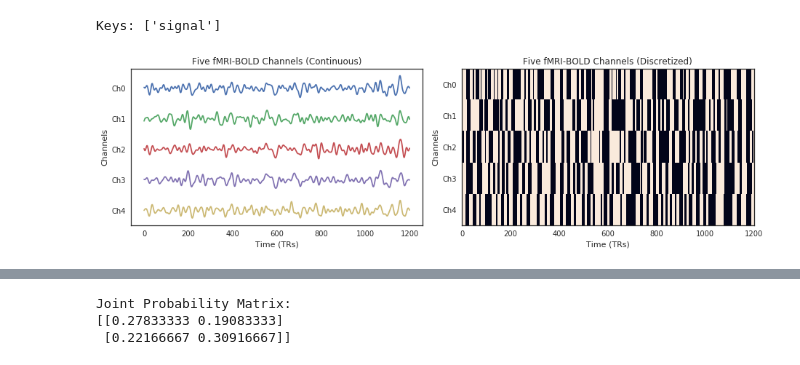
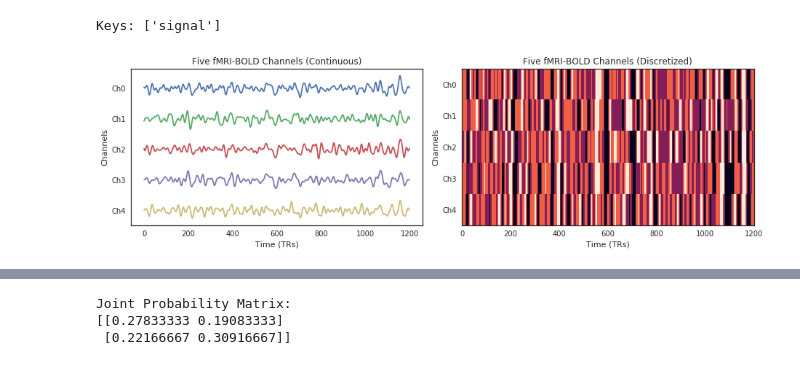
Before and after one commit to thosvarley/info-theory-group, a Jupyter notebook: Meeting1_9_4_2020.ipynb, the cells around one changed output, grey strips where cells are left out. Drawn from its saved outputs; the diff is of its cells as text; code cells hidden in the pictures.

```diff
--- a/Meeting1_9_4_2020.ipynb
+++ b/Meeting1_9_4_2020.ipynb
@@ -194,36 +194,36 @@ bold = zscore(data["signal"], axis=1) #Z-scored for data-hygiene reasons.
 plt.figure(figsize=(13,4))
 plt.subplot(1,2,1)
 for i in range(5):
     plt.plot(bold[i]-(10*i))
 plt.xlabel("Time (TRs)")
 plt.ylabel("Channels")
 plt.yticks([0,-10,-20,-30,-40], ["Ch0", "Ch1", "Ch2", "Ch3", "Ch4"])
 plt.title("Five fMRI-BOLD Channels (Continuous)")
 
 #We can binzarize this data by putting every value X(t) > 0 to 1 and every value X(t) < 0 to 0.
 #Recall that, for each time-series, we have forced the mean to be 0. Note that this makes assumptions about
 #stationarity that may not be appropraite if we actually cared about what the data really was.
 
 discrete = deepcopy(bold) #This is a handy utility function, for Python-people whow haven't seen it before.
 discrete[discrete > 0] = 1 #Numpy indexing at work.
 discrete[discrete < 0] = 0
 discrete = discrete.astype("int16") #Use small integers if you can get away with it. Easier on RAM.
 
 #Uncomment below to try a different discretezation schema - in this case, instead of binary, it does
 #4 states, based on +/- 0 and then +/- 1 standard deviation.
-"""
+
 discrete = deepcopy(bold)
 discrete = np.digitize(discrete, [-np.inf,-1, 0, 1,np.inf]) - 1
-"""
+
 plt.subplot(1,2,2)
 plt.imshow(discrete[:5, :], aspect="auto")
 plt.xlabel("Time (TRs)")
 plt.ylabel("Channels")
 plt.yticks([0,1,2,3,4], ["Ch0", "Ch1", "Ch2", "Ch3", "Ch4"])
 plt.title("Five fMRI-BOLD Channels (Discretized)")
 plt.tight_layout()
 # %% [output]
-[figure, old version]
+[figure, new version]
 # %%
 #Let's take just one channel of interest:
 ch0 = discrete[0]
```
Also changed, not shown: parts of 4 cells of this notebook, 2 other files.
